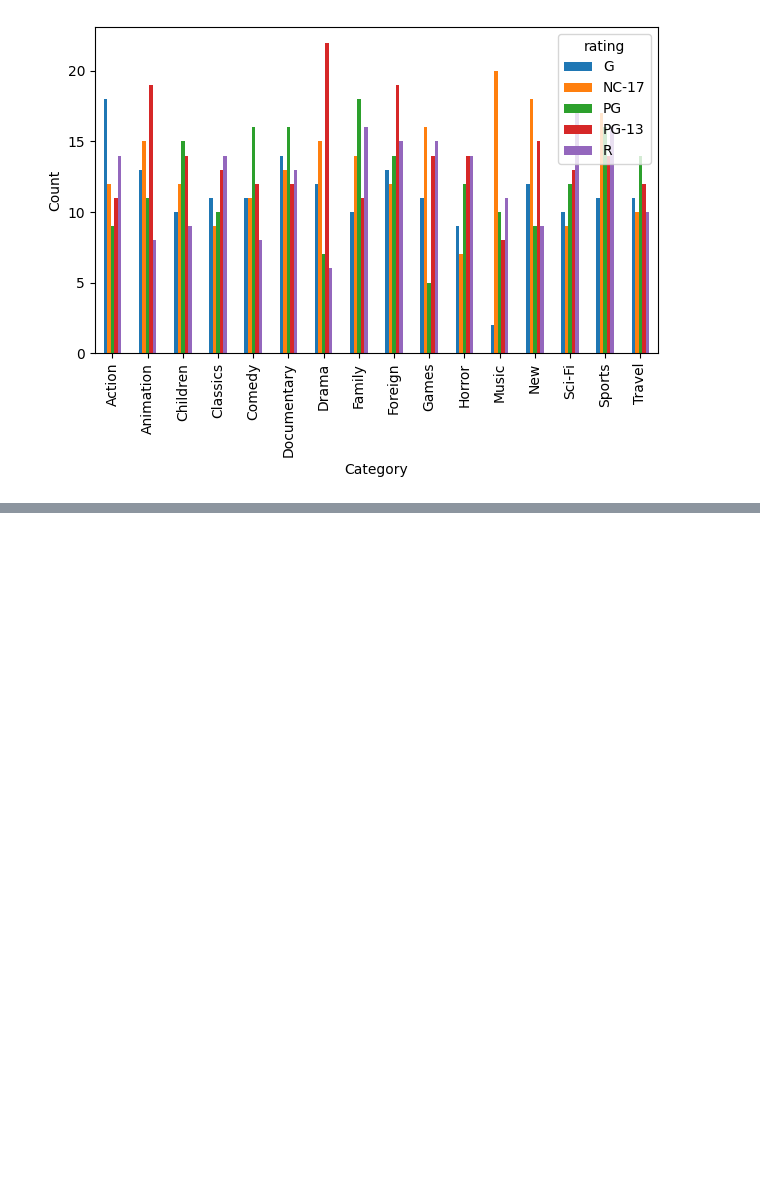
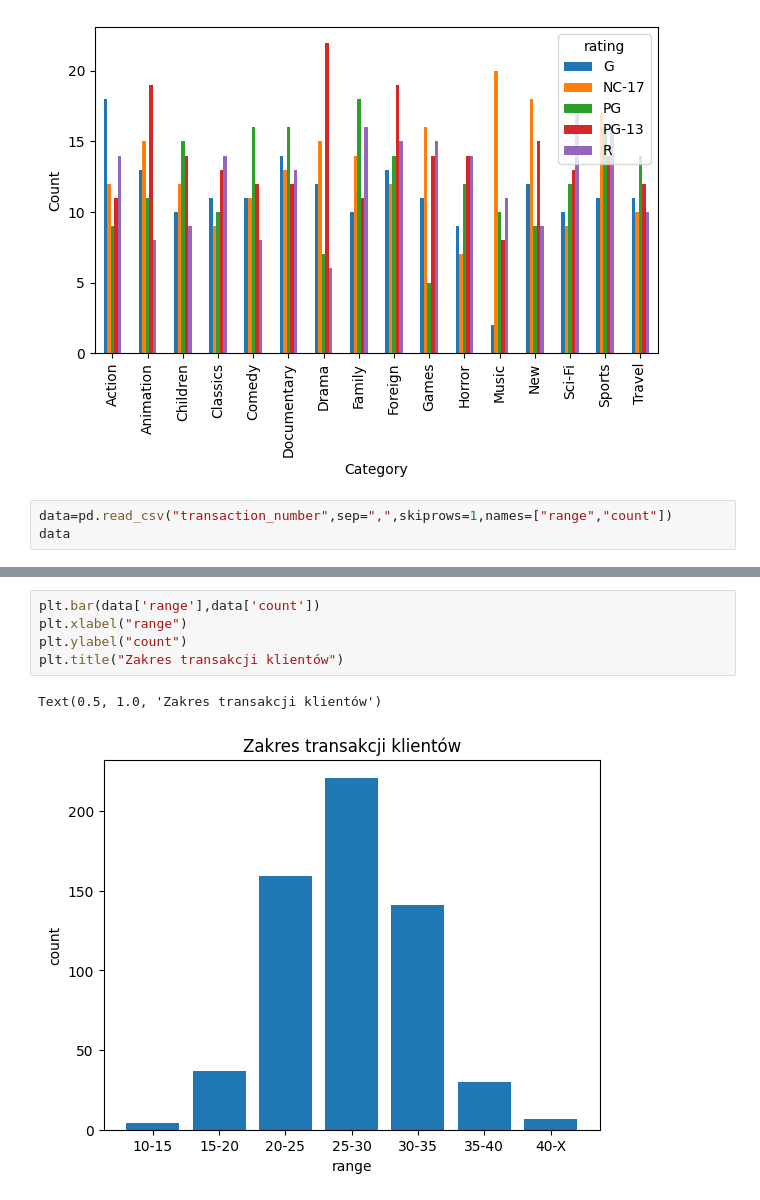
Before and after one commit to Popsonikk/filmoteka, a Jupyter notebook: Filmoteka.ipynb, the cells around one changed output, grey strips where cells are left out. Cells and saved outputs as stored; diff of their text form; blank space fills up the shorter version.

```diff
--- a/Filmoteka.ipynb
+++ b/Filmoteka.ipynb
@@ -90,3 +90,6 @@ plt.xticks(rotation=90)
 plt.tight_layout()
 # %% [output]
 [figure]
+# %%
+data=pd.read_csv("transaction_number",sep=",",skiprows=1,names=["range","count"])
+data
@@ -92,0 +105,8 @@ plt.tight_layout()
+# %%
+plt.bar(data['range'],data['count'])
+plt.xlabel("range")
+plt.ylabel("count")
+plt.title("Zakres transakcji klientów")
+# %% [output]
+Text(0.5, 1.0, 'Zakres transakcji klientów')
+[figure, added]
```
Also changed, not shown: parts of 3 cells of this notebook.
